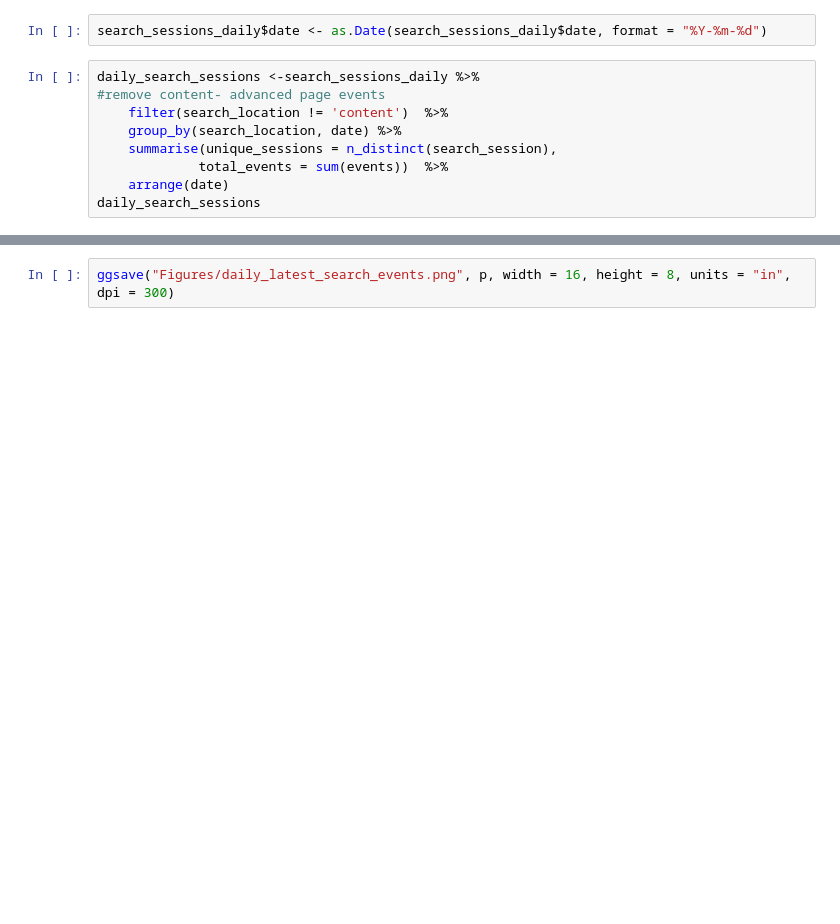
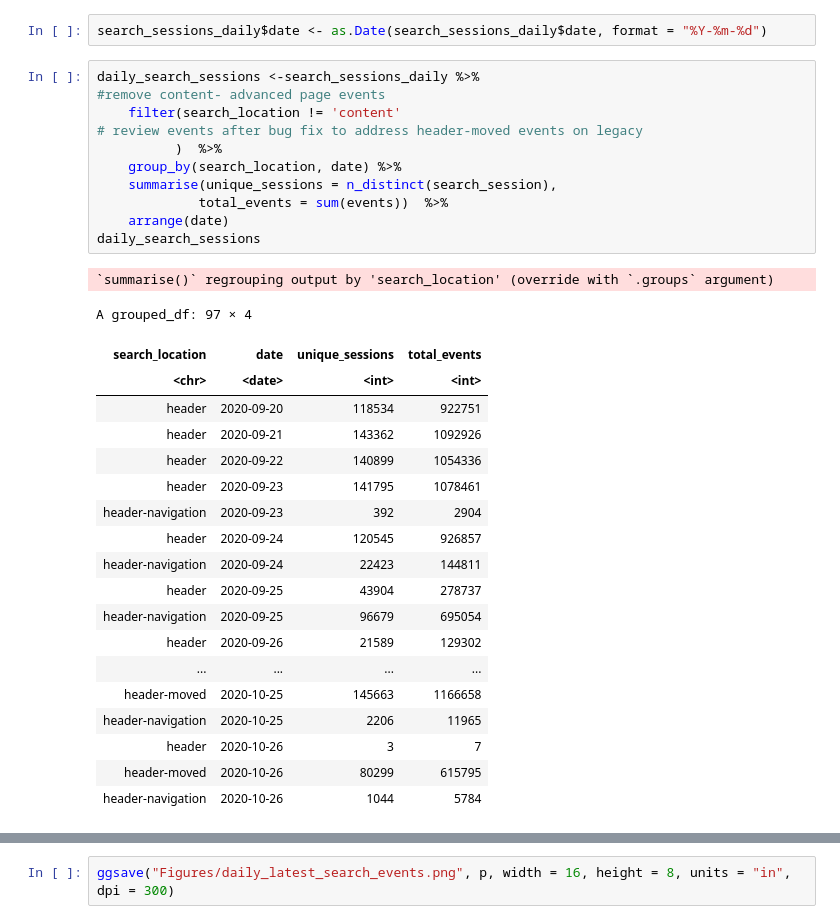
Before and after one commit to wikimedia-research/Desktop-Improvements-Search-Move-Analysis-2020, a Jupyter notebook: Post-deployment-data-QA.ipynb, the cells around one changed output, grey strips where cells are left out. Cells and saved outputs as stored; diff of their text form; blank space fills up the shorter version.

```diff
--- a/Post-deployment-data-QA.ipynb
+++ b/Post-deployment-data-QA.ipynb
@@ -341,12 +355,35 @@ search_sessions_daily$date <- as.Date(search_sessions_daily$date, format = "%Y-%
 # %%
 daily_search_sessions <-search_sessions_daily %>%
 #remove content- advanced page events
-    filter(search_location != 'content')  %>%
+    filter(search_location != 'content'
+# review events after bug fix to address header-moved events on legacy
+          )  %>%
     group_by(search_location, date) %>%
     summarise(unique_sessions = n_distinct(search_session),
              total_events = sum(events))  %>%
     arrange(date)
 daily_search_sessions
+# %% [output]
+`summarise()` regrouping output by 'search_location' (override with `.groups` argument)
+A grouped_df: 97 × 4
+| search_location | date | unique_sessions | total_events |
+| <chr> | <date> | <int> | <int> |
+| header | 2020-09-20 | 118534 | 922751 |
+| header | 2020-09-21 | 143362 | 1092926 |
+| header | 2020-09-22 | 140899 | 1054336 |
+| header | 2020-09-23 | 141795 | 1078461 |
+| header-navigation | 2020-09-23 | 392 | 2904 |
+| header | 2020-09-24 | 120545 | 926857 |
+| header-navigation | 2020-09-24 | 22423 | 144811 |
+| header | 2020-09-25 | 43904 | 278737 |
+| header-navigation | 2020-09-25 | 96679 | 695054 |
+| header | 2020-09-26 | 21589 | 129302 |
+| ... | ... | ... | ... |
+| header-moved | 2020-10-25 | 145663 | 1166658 |
+| header-navigation | 2020-10-25 | 2206 | 11965 |
+| header | 2020-10-26 | 3 | 7 |
+| header-moved | 2020-10-26 | 80299 | 615795 |
+| header-navigation | 2020-10-26 | 1044 | 5784 |
 # %%
 p <-daily_search_sessions %>%
     ggplot(aes(x=date, y= unique_sessions, color = search_location)) +
```
Also changed, not shown: parts of 63 cells of this notebook.
